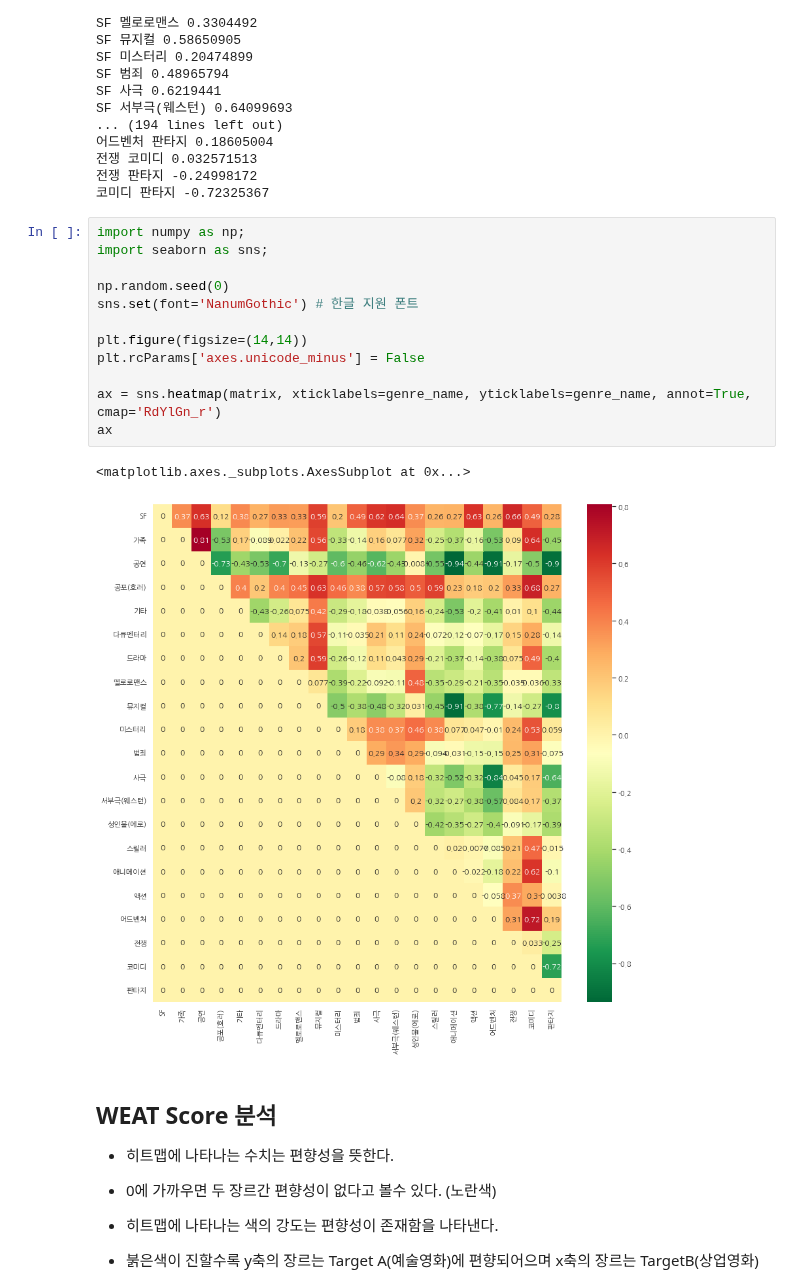
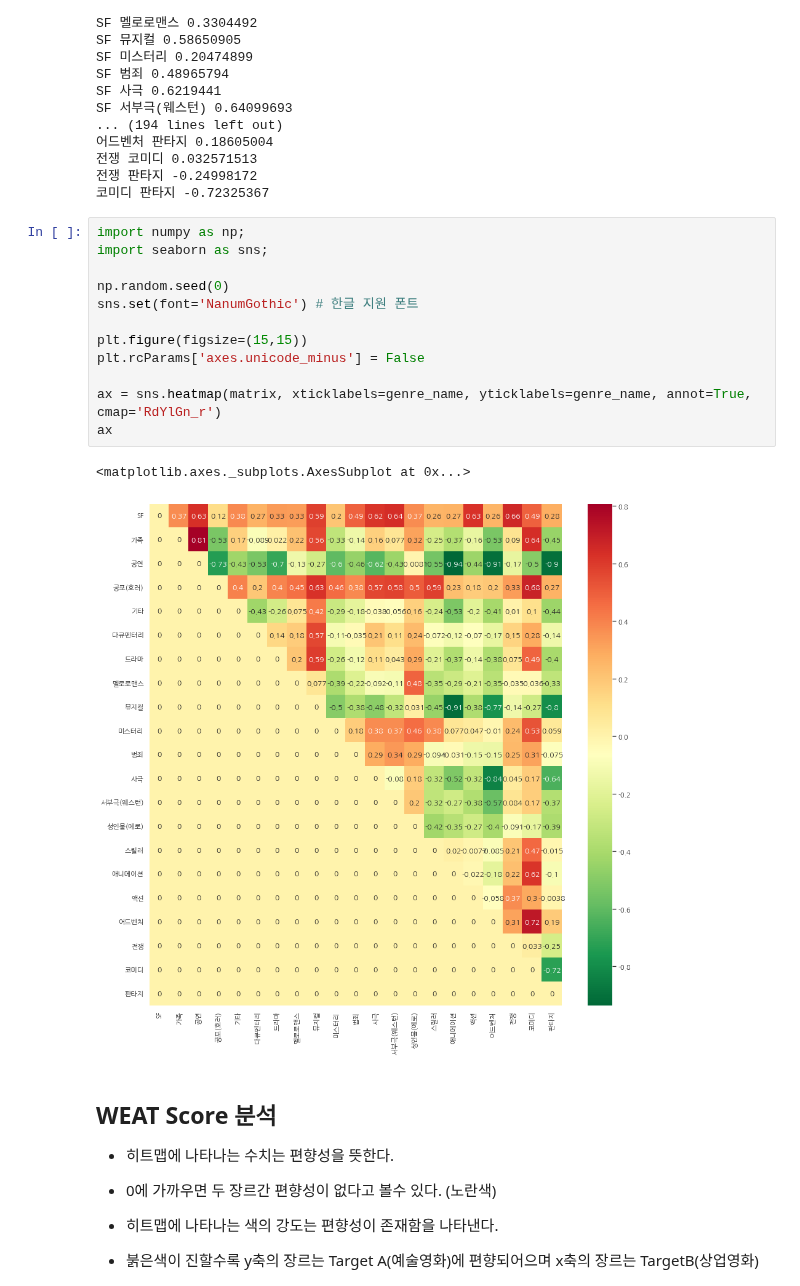
Before and after one commit to riverlike/Aiffel_Project, a Jupyter notebook: NLP06_Assignment_WEAT.ipynb, the cells around one changed output. Cells and saved outputs as stored; diff of their text form.

```diff
--- a/NLP06_Assignment_WEAT.ipynb
+++ b/NLP06_Assignment_WEAT.ipynb
@@ -453,18 +453,18 @@ SF 서부극(웨스턴) 0.64099693
 # %%
 import numpy as np;
 import seaborn as sns;
 
 np.random.seed(0)
 sns.set(font='NanumGothic') # 한글 지원 폰트
 
-plt.figure(figsize=(14,14))
+plt.figure(figsize=(15,15))
 plt.rcParams['axes.unicode_minus'] = False
 
 ax = sns.heatmap(matrix, xticklabels=genre_name, yticklabels=genre_name, annot=True,  cmap='RdYlGn_r')
 ax
 # %% [output]
 <matplotlib.axes._subplots.AxesSubplot at 0x...>
-[figure, old version]
+[figure, new version]
 # %% [markdown]
 ## WEAT Score 분석
 
```
